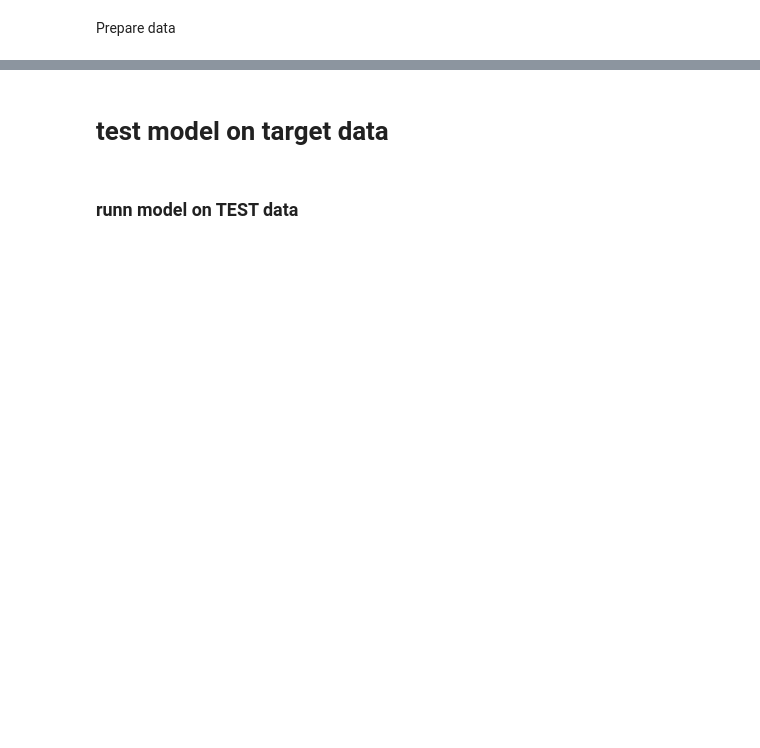
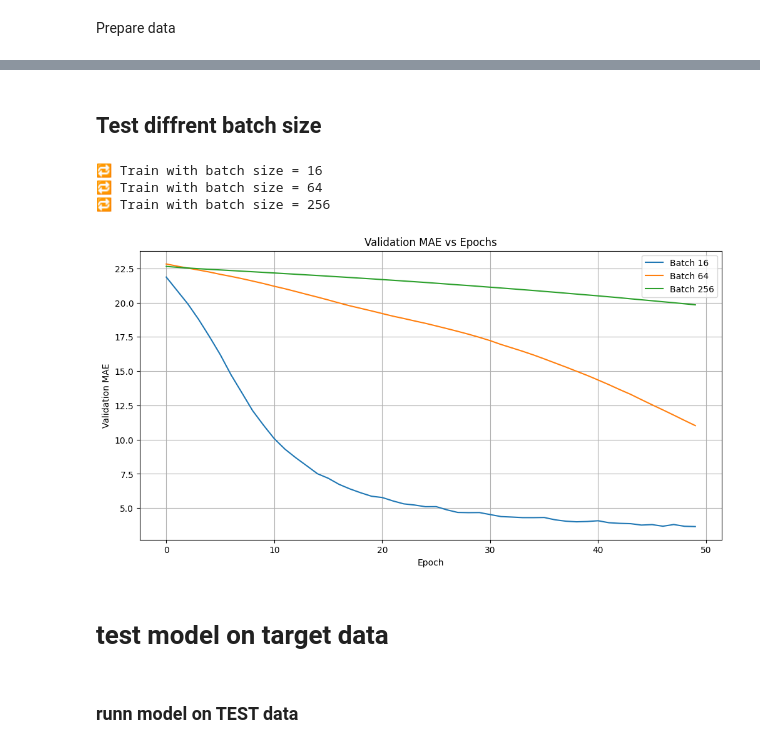
Before and after one commit to svehla-lukas/Kaggle_workShop, a Jupyter notebook: boston_housing/dev.ipynb, the cells around one changed output, grey strips where cells are left out. Saved outputs shown, nothing was run; the diff lists cells and outputs as text; code cells hidden in the pictures; blank space fills up the shorter version.

```diff
--- a/boston_housing/dev.ipynb
+++ b/boston_housing/dev.ipynb
@@ -181,3 +224,44 @@ _ = utils.plot_history(history.history, metric="mae")
+# %% [markdown]
+## Test diffrent batch size
+# %%
+from tensorflow.keras.models import Sequential
+from tensorflow.keras.layers import Dense, Dropout
+from tensorflow.keras.optimizers import Adam
+
+batch_sizes = [16, 64, 256]
+histories = {}
+
+for batch_size in batch_sizes:
+    print(f"🔁 Train with batch size = {batch_size}")
+    model = build_model(x_train.shape[1])
+    history = model.fit(
+        x_train,
+        y_train,
+        epochs=num_epochs,
+        batch_size=batch_size,
+        validation_data=(x_test, y_test),
+        verbose=0,
+    )
+    histories[batch_size] = history
+
+import matplotlib.pyplot as plt
+
+plt.figure(figsize=(12, 6))
+for batch_size, history in histories.items():
+    val_mae = history.history["val_mae"]
+    plt.plot(val_mae, label=f"Batch {batch_size}")
+
+plt.title("Validation MAE vs Epochs")
+plt.xlabel("Epoch")
+plt.ylabel("Validation MAE")
+plt.legend()
+plt.grid(True)
+plt.show()
+# %% [output]
+🔁 Train with batch size = 16
+🔁 Train with batch size = 64
+🔁 Train with batch size = 256
+[figure, added]
 # %% [markdown]
 # test model on target data
 # %% [markdown]
```
Also changed, not shown: parts of 10 cells of this notebook.
